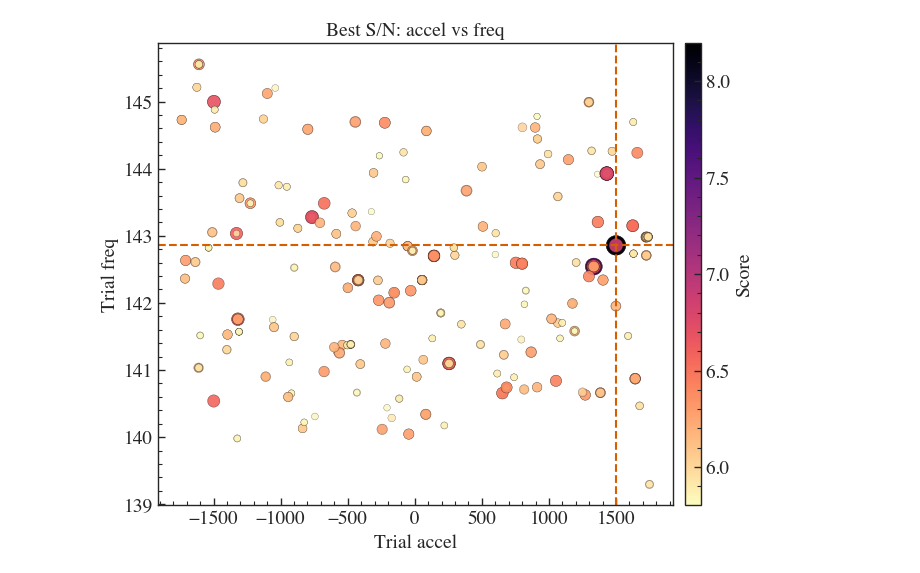
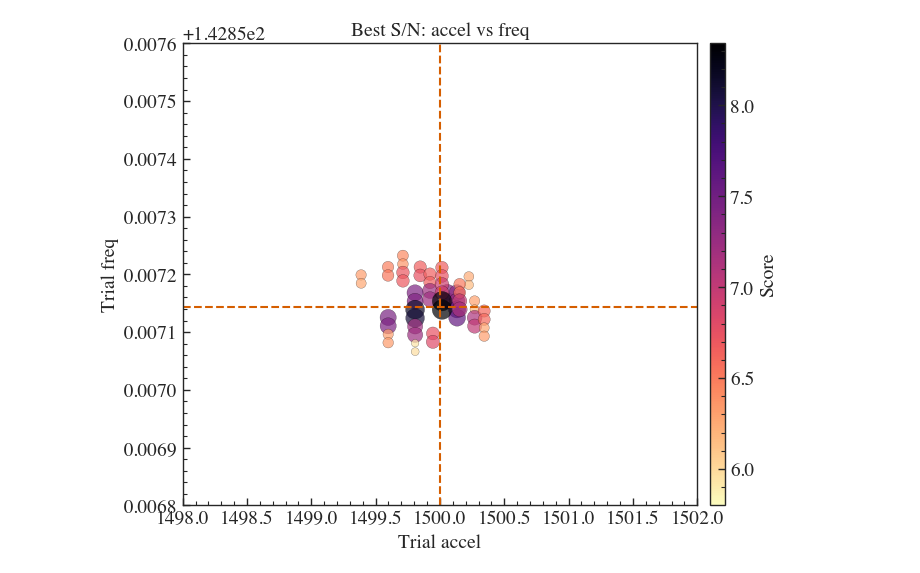
Before and after one commit to pravirkr/pyloki, a Jupyter notebook: examples/pyloki_ep_accel.ipynb, the cells around one changed output. Drawn from its saved outputs; the diff is of its cells as text; code cells hidden in the pictures.

```diff
--- a/examples/pyloki_ep_accel.ipynb
+++ b/examples/pyloki_ep_accel.ipynb
@@ -26,12 +32,25 @@ tobs = 2147.483648
 # %%
-tol_bins = 1 #cfg.tol_bins
-fold_bins = 64 #cfg.fold_bins
-p = ParamLimits.from_taylor((140.0, 145.0), (-2500.0, 2500.0) )
+eta = 1
+nbins = 64
+p = ParamLimits.from_taylor((140.0, 145.0), (-3000.0, 3000.0))
 print(f"Param limits: {p.limits}")
 bseg_brute = cfg.nsamps // 8192
 bseg_ffa = cfg.nsamps // 128
-search_cfg = PulsarSearchConfig(nsamps=cfg.nsamps, tsamp=cfg.dt, nbins=fold_bins, tol_bins=tol_bins, param_limits=p.limits,
-                                bseg_brute=bseg_brute, bseg_ffa=bseg_ffa, prune_poly_order=2, ducy_max=0.2, wtsp=1.5, use_fft_shifts=True)
+search_cfg = PulsarSearchConfig(
+    nsamps=cfg.nsamps,
+    tsamp=cfg.dt,
+    nbins=nbins,
+    eta=eta,
+    param_limits=p.limits,
+    bseg_brute=bseg_brute,
+    bseg_ffa=bseg_ffa,
+    prune_poly_order=2,
+    ducy_max=0.2,
+    wtsp=1.5,
+    use_fourier=True,
+    use_conservative_tile=False,
+    branch_max=32
+)
 dyp = DynamicProgramming(tim_data, search_cfg)
 dyp.initialize()
 dyp.execute()
@@ -97,4 +129,13 @@ plt.show()
 # %%
-result_file = prune_dyp_tree(dyp, thresholds, n_runs=32, max_sugg=2**20, outdir="accel_test/", file_prefix="test_accel",
-                             kind="taylor", n_workers=4)
+result_file = prune_dyp_tree(
+    dyp,
+    thresholds,
+    n_runs=32,
+    max_sugg=2**20,
+    outdir="pruning_results/accel_test/",
+    file_prefix="test_accel",
+    poly_basis="taylor",
+    n_workers=4,
+    use_moving_grid=True,
+)
 # %% [output]
@@ -142,8 +195,8 @@ plt.show()
 # %%
-pgram.plot_correlation("accel", "freq", true_values={"accel": cfg.mod_kwargs["acc"], "freq": cfg.freq}, run_id=None)
+pgram.plot_correlation("accel", "freq", true_values={"accel": cfg.mod_kwargs["acc"], "freq": cfg.freq}, x_lim=(1498, 1502), y_lim=(142.8568, 142.8576), run_id=None)
 plt.show()
 # %% [output]
-[figure, old version]
+[figure, new version]
 # %%
 pstats = PruningStatsPlotter.load(result_file)
 fig = pstats.plot_level_stats(run_id=None)
```
Also changed, not shown: parts of 12 cells of this notebook, 1 other file.
